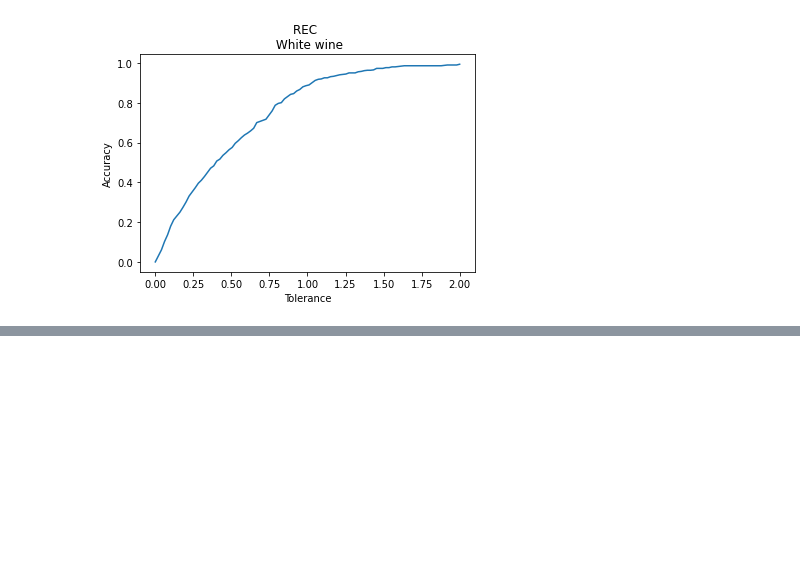
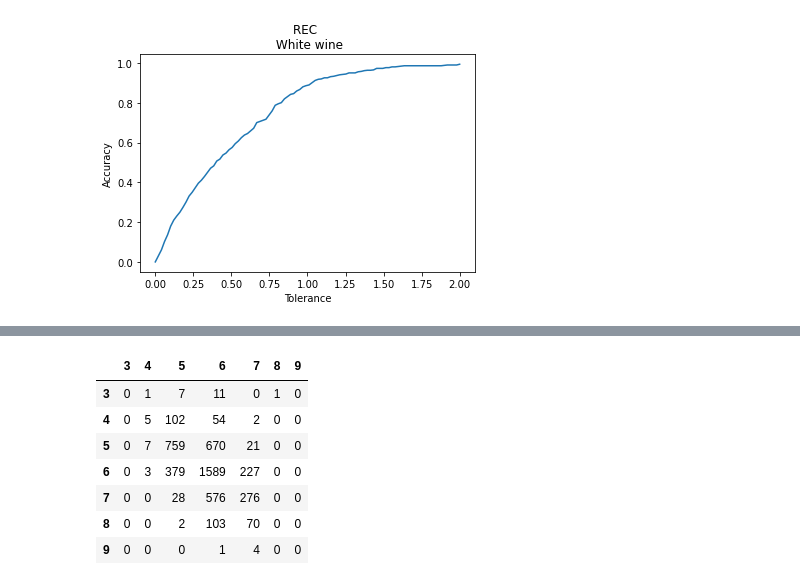
Before and after one commit to JMGilbert/STAT4241-Final-Project, a Jupyter notebook: 5241NN.ipynb, the cells around one changed output, grey strips where cells are left out. Saved outputs shown, nothing was run; the diff lists cells and outputs as text; code cells hidden in the pictures; blank space fills up the shorter version.

```diff
--- a/5241NN.ipynb
+++ b/5241NN.ipynb
@@ -65,3 +65,8 @@ def TO_TORCH(m):
     if train_on_gpu:
         m = m.to(device="cuda")
     return(m)
+# %%
+red_class=pd.unique(red['quality'])
+white_class=pd.unique(white['quality'])
+red_class.sort()
+white_class.sort()
@@ -70,18 +90,29 @@ def TO_TORCH(m):
 # %%
 X_TRAIN_white, X_TEST_white, Y_TRAIN_white, Y_TEST_white = train_test_split(X_white, Y_white, test_size=0.33, random_state=42)
 X_TRAIN_red, X_TEST_red, Y_TRAIN_red, Y_TEST_red = train_test_split(X_red, Y_red, test_size=0.33, random_state=42)
+
 TRAIN_scaler_white = preprocessing.StandardScaler().fit(X_TRAIN_white)
 TEST_scaler_white = preprocessing.StandardScaler().fit(X_TEST_white)
 X_TRAIN_white = TO_TORCH(TRAIN_scaler_white.transform(X_TRAIN_white))
 X_TEST_white = TO_TORCH(TEST_scaler_white.transform(X_TEST_white))
+
 TRAIN_scaler_red = preprocessing.StandardScaler().fit(X_TRAIN_red)
 TEST_scaler_red = preprocessing.StandardScaler().fit(X_TEST_red)
 X_TRAIN_red = TO_TORCH(TRAIN_scaler_red.transform(X_TRAIN_red))
 X_TEST_red = TO_TORCH(TEST_scaler_red.transform(X_TEST_red))
+
 Y_TRAIN_white = TO_TORCH(Y_TRAIN_white)
 Y_TEST_white = TO_TORCH(Y_TEST_white)
+
 Y_TRAIN_red = TO_TORCH(Y_TRAIN_red)
 Y_TEST_red = TO_TORCH(Y_TEST_red)
+
+scaler_white = preprocessing.StandardScaler().fit(X_white)
+scaler_red = preprocessing.StandardScaler().fit(X_red)
+X_white_torch = TO_TORCH(scaler_white.transform(X_white))
+X_red_torch = TO_TORCH(scaler_red.transform(X_red))
+Y_white_torch = TO_TORCH(Y_white)
+Y_red_torch = TO_TORCH(Y_red)
 # %% [markdown]
 # Nerual Networks
 # %% [markdown]
@@ -322,0 +452,14 @@ Text(0.5, 1.0, 'REC \n White wine')
+# %%
+white_pred=np.round(MODEL_NN_white(X_white_torch).cpu().detach().numpy())
+white_confusion=confusion_matrix(Y_white_torch.cpu().detach().numpy(), white_pred)
+white_confusion=pd.DataFrame(white_confusion,index=white_class,columns=white_class)
+white_confusion
+# %% [output]
+|  | 3 | 4 | 5 | 6 | 7 | 8 | 9 |
+| 3 | 0 | 1 | 7 | 11 | 0 | 1 | 0 |
+| 4 | 0 | 5 | 102 | 54 | 2 | 0 | 0 |
+| 5 | 0 | 7 | 759 | 670 | 21 | 0 | 0 |
+| 6 | 0 | 3 | 379 | 1589 | 227 | 0 | 0 |
+| 7 | 0 | 0 | 28 | 576 | 276 | 0 | 0 |
+| 8 | 0 | 0 | 2 | 103 | 70 | 0 | 0 |
+| 9 | 0 | 0 | 0 | 1 | 4 | 0 | 0 |
```
Also changed, not shown: parts of 31 cells of this notebook.
